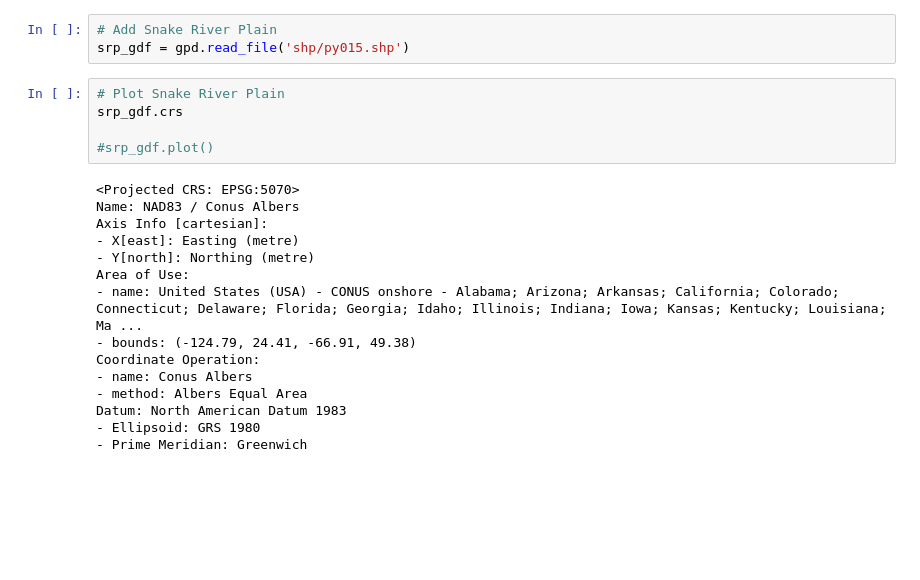
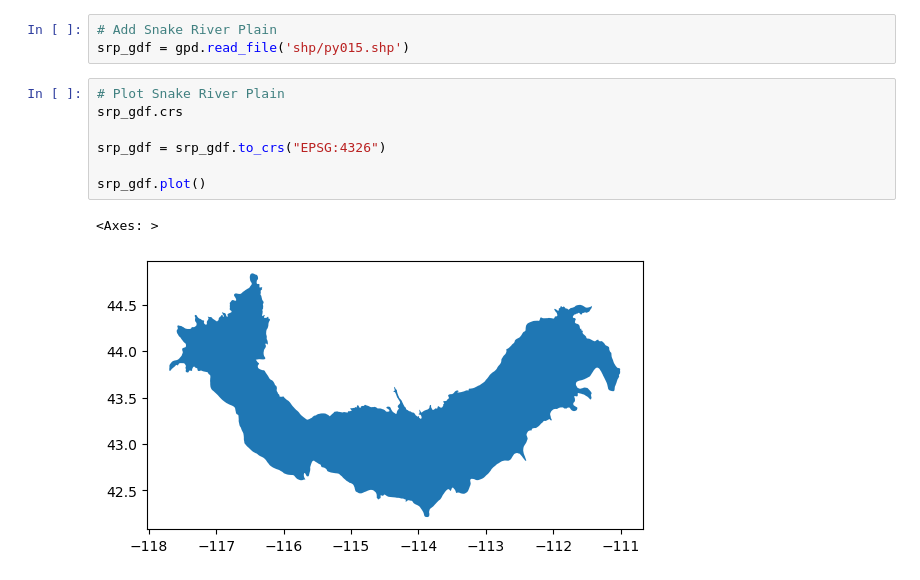
Before and after one commit to JuliaOlsz/map, a Jupyter notebook: first-map.ipynb, the cells around one changed output. Drawn from its saved outputs; the diff is of its cells as text; blank space fills up the shorter version.

```diff
--- a/first-map.ipynb
+++ b/first-map.ipynb
@@ -147,23 +147,13 @@ srp_gdf = gpd.read_file('shp/py015.shp')
 # %%
 # Plot Snake River Plain
 srp_gdf.crs
 
-#srp_gdf.plot()
+srp_gdf = srp_gdf.to_crs("EPSG:4326")
+
+srp_gdf.plot()
 # %% [output]
-<Projected CRS: EPSG:5070>
-Name: NAD83 / Conus Albers
-Axis Info [cartesian]:
-- X[east]: Easting (metre)
-- Y[north]: Northing (metre)
-Area of Use:
-- name: United States (USA) - CONUS onshore - Alabama; Arizona; Arkansas; California; Colorado; Connecticut; Delaware; Florida; Georgia; Idaho; Illinois; Indiana; Iowa; Kansas; Kentucky; Louisiana; Ma ...
-- bounds: (-124.79, 24.41, -66.91, 49.38)
-Coordinate Operation:
-- name: Conus Albers
-- method: Albers Equal Area
-Datum: North American Datum 1983
-- Ellipsoid: GRS 1980
-- Prime Meridian: Greenwich
+<Axes: >
+[figure, added]
 # %%
 # Plot Snake River Plain
 srp_map = srp_gdf.reset_index().hvplot(
```
Also changed, not shown: parts of 1 cell of this notebook, 1 other file.
